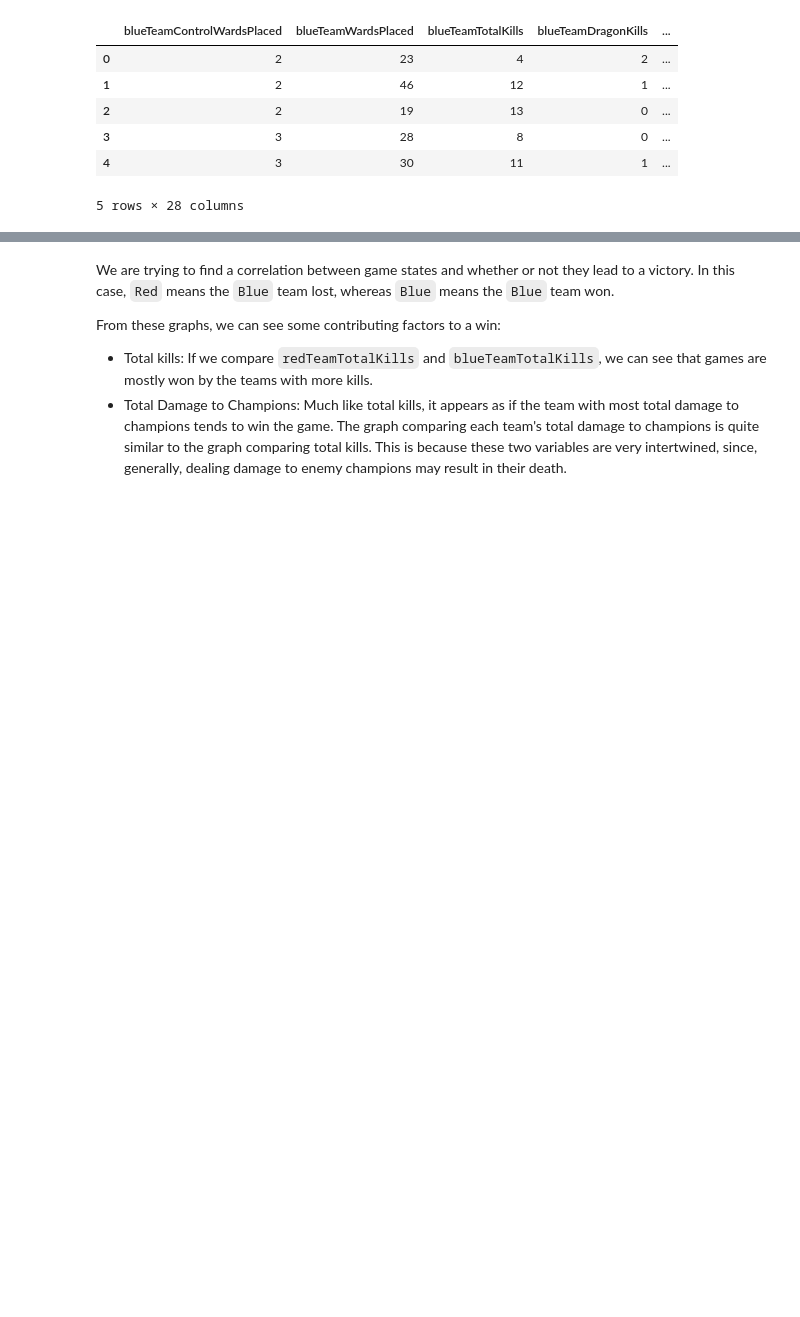
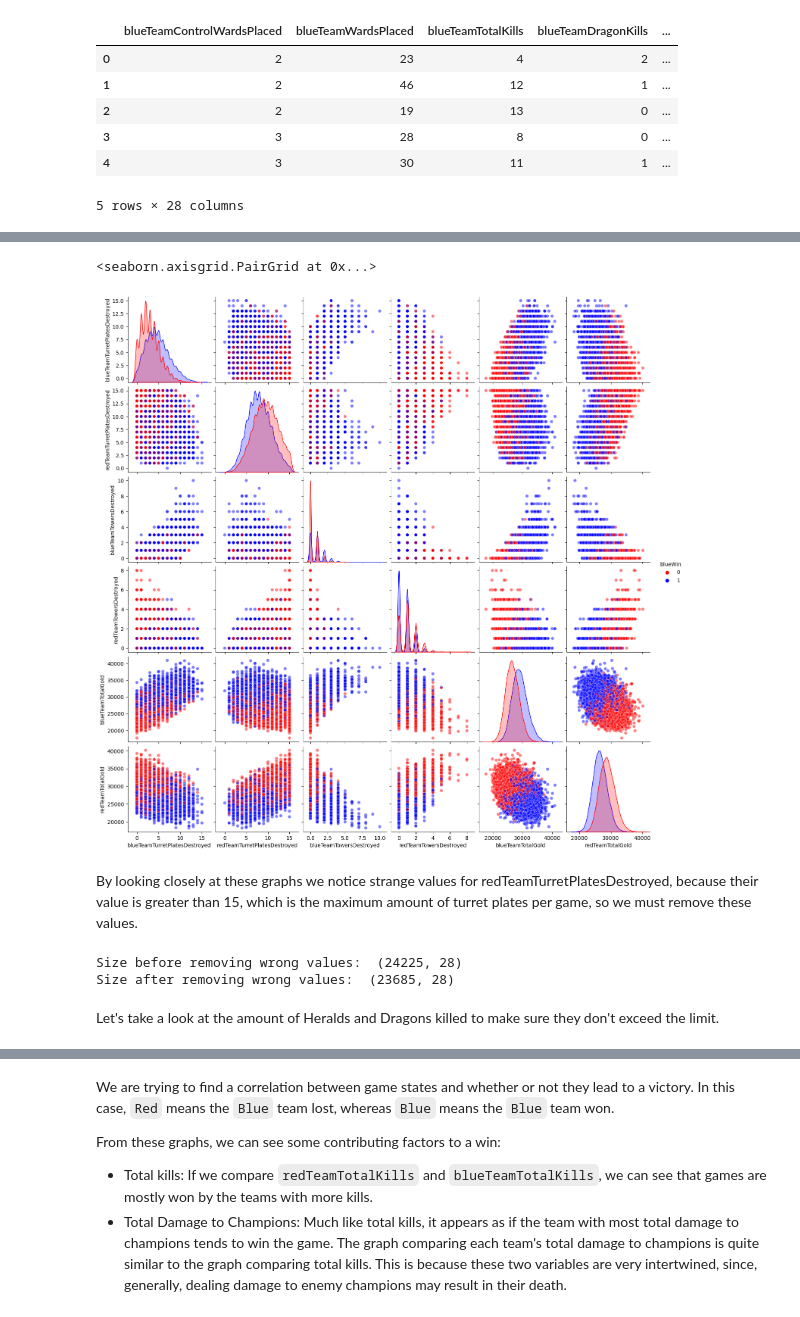
Before and after one commit to Tonevanda/IA, a Jupyter notebook: proj2/code.ipynb, the cells around one changed output, grey strips where cells are left out. Cells and saved outputs as stored; diff of their text form; code cells hidden in the pictures; blank space fills up the shorter version.

```diff
--- a/proj2/code.ipynb
+++ b/proj2/code.ipynb
@@ -49,0 +54,28 @@ data.describe()
+# %%
+sample_size = data.__len__()
+variables = ['blueTeamTurretPlatesDestroyed', 'redTeamTurretPlatesDestroyed', 'blueTeamTowersDestroyed', 'redTeamTowersDestroyed', 'blueTeamTotalGold', 'redTeamTotalGold','blueWin']
+
+# Sample the data
+sample = data.sample(sample_size)[variables]
+
+palette = {0: 'red', 1: 'blue'}
+sb.pairplot(sample, hue='blueWin', palette=palette, plot_kws={'alpha': 0.5})
+# %% [output]
+<seaborn.axisgrid.PairGrid at 0x...>
+[figure, added]
+# %% [markdown]
+By looking closely at these graphs we notice strange values for redTeamTurretPlatesDestroyed, because their value is greater than 15, which is the maximum amount of turret plates per game, so we must remove these values.
+# %%
+print("Size before removing wrong values: ", data.shape)
+
+remove_extra_plates_red = data[(data['redTeamTurretPlatesDestroyed'] > 15)]
+data.drop(remove_extra_plates_red.index, inplace=True)
+remove_extra_plates_blue = data[(data['blueTeamTurretPlatesDestroyed'] > 15)]
+data.drop(remove_extra_plates_blue.index, inplace=True)
+
+print("Size after removing wrong values: ", data.shape)
+# %% [output]
+Size before removing wrong values:  (24225, 28)
+Size after removing wrong values:  (23685, 28)
+# %% [markdown]
+Let's take a look at the amount of Heralds and Dragons killed to make sure they don't exceed the limit.
```
Also changed, not shown: parts of 16 cells of this notebook.
